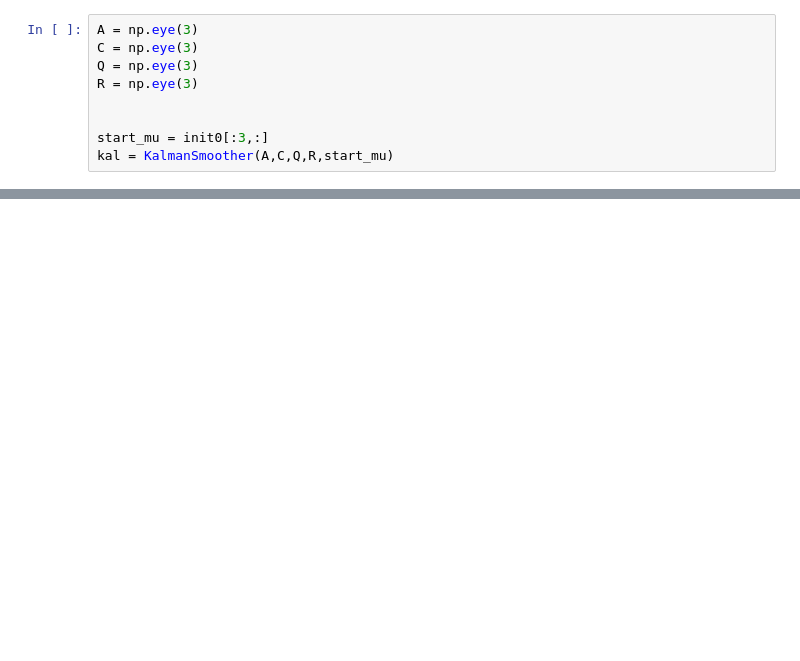
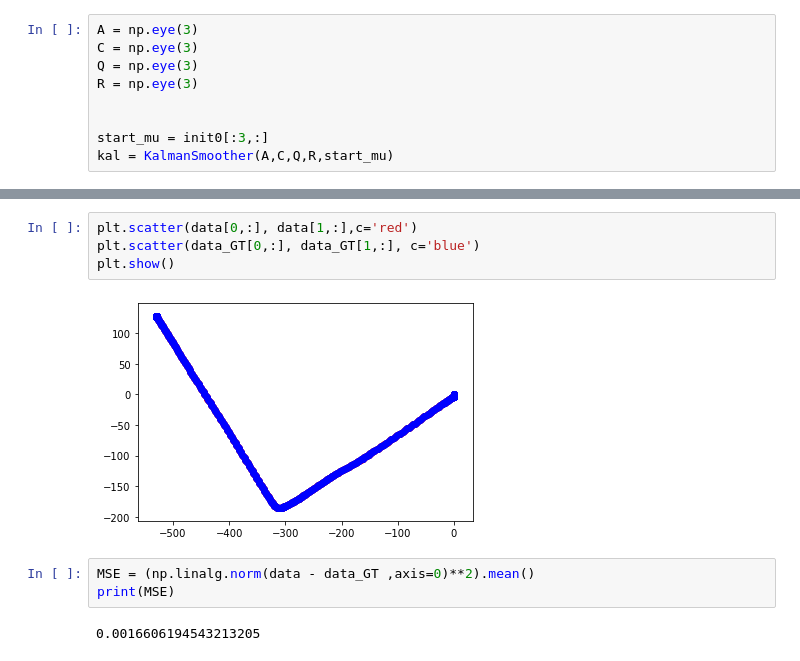
Before and after one commit to dangthanhan507/Vehicle-Tracking, a Jupyter notebook: notebook/Kalman Smoothing.ipynb, the cells around one changed output, grey strips where cells are left out. Cells and saved outputs as stored; diff of their text form; blank space fills up the shorter version.

```diff
--- a/notebook/Kalman Smoothing.ipynb
+++ b/notebook/Kalman Smoothing.ipynb
@@ -146,0 +164,11 @@ plt.show()
+# %%
+plt.scatter(data[0,:], data[1,:],c='red')
+plt.scatter(data_GT[0,:], data_GT[1,:], c='blue')
+plt.show()
+# %% [output]
+[figure, added]
+# %%
+MSE = (np.linalg.norm(data - data_GT ,axis=0)**2).mean()
+print(MSE)
+# %% [output]
+0.0016606194543213205
```
Also changed, not shown: parts of 18 cells of this notebook, 1 other file.
